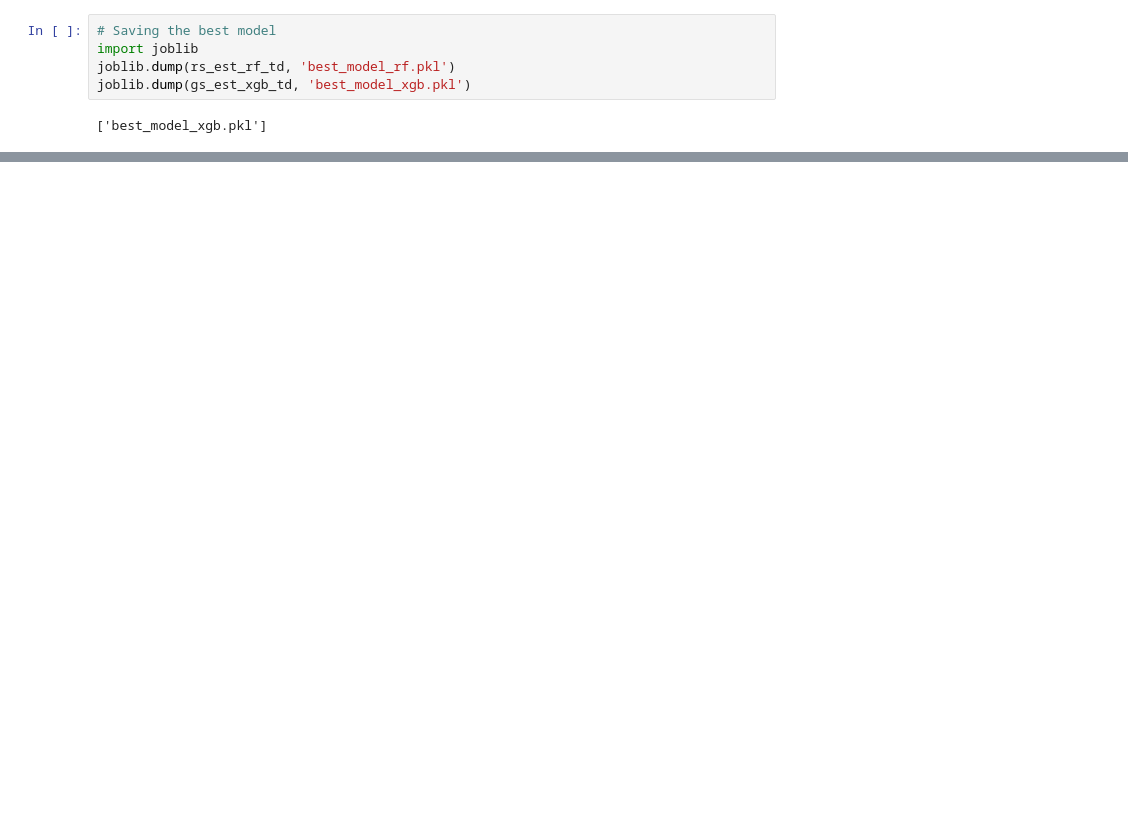
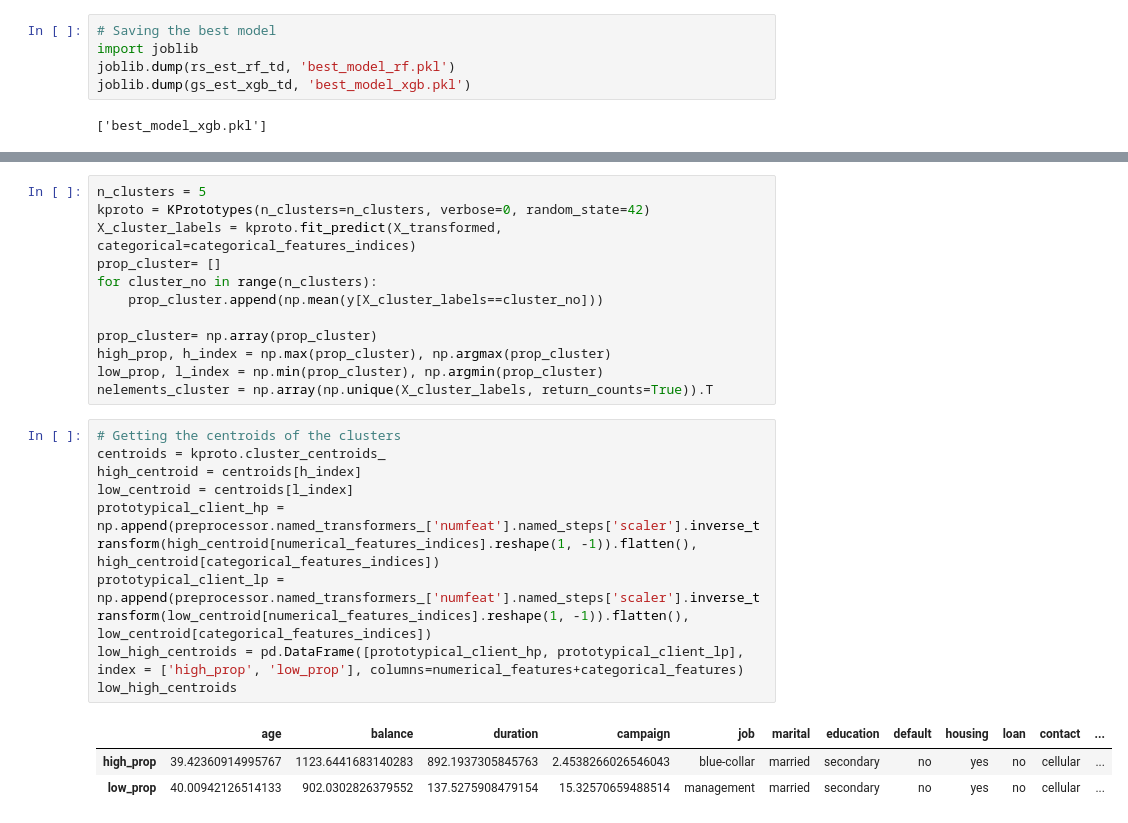
Before and after one commit to pradlanka/Apziva, a Jupyter notebook: rFf4wqN31Eb9WSMn/term_deposit_marketing.ipynb, the cells around one changed output, grey strips where cells are left out. Drawn from its saved outputs; the diff is of its cells as text; blank space fills up the shorter version.

```diff
--- a/rFf4wqN31Eb9WSMn/term_deposit_marketing.ipynb
+++ b/rFf4wqN31Eb9WSMn/term_deposit_marketing.ipynb
@@ -1528,0 +1594,25 @@ joblib.dump(gs_est_xgb_td, 'best_model_xgb.pkl')
+# %%
+n_clusters = 5
+kproto = KPrototypes(n_clusters=n_clusters, verbose=0, random_state=42)
+X_cluster_labels = kproto.fit_predict(X_transformed, categorical=categorical_features_indices)
+prop_cluster= []
+for cluster_no in range(n_clusters):
+    prop_cluster.append(np.mean(y[X_cluster_labels==cluster_no]))
+
+prop_cluster= np.array(prop_cluster)
+high_prop, h_index = np.max(prop_cluster), np.argmax(prop_cluster)
+low_prop, l_index = np.min(prop_cluster), np.argmin(prop_cluster)
+nelements_cluster = np.array(np.unique(X_cluster_labels, return_counts=True)).T
+# %%
+# Getting the centroids of the clusters
+centroids = kproto.cluster_centroids_
+high_centroid = centroids[h_index]
+low_centroid = centroids[l_index]
+prototypical_client_hp = np.append(preprocessor.named_transformers_['numfeat'].named_steps['scaler'].inverse_transform(high_centroid[numerical_features_indices].reshape(1, -1)).flatten(), high_centroid[categorical_features_indices])
+prototypical_client_lp = np.append(preprocessor.named_transformers_['numfeat'].named_steps['scaler'].inverse_transform(low_centroid[numerical_features_indices].reshape(1, -1)).flatten(), low_centroid[categorical_features_indices])
+low_high_centroids = pd.DataFrame([prototypical_client_hp, prototypical_client_lp], index = ['high_prop', 'low_prop'], columns=numerical_features+categorical_features)
+low_high_centroids
+# %% [output]
+|  | age | balance | duration | campaign | job | marital | education | default | housing | loan | contact | ... |
+| high_prop | 39.42360914995767 | 1123.6441683140283 | 892.1937305845763 | 2.4538266026546043 | blue-collar | married | secondary | no | yes | no | cellular | ... |
+| low_prop | 40.00942126514133 | 902.0302826379552 | 137.5275908479154 | 15.32570659488514 | management | married | secondary | no | yes | no | cellular | ... |
```
Also changed, not shown: parts of 16 cells of this notebook.
